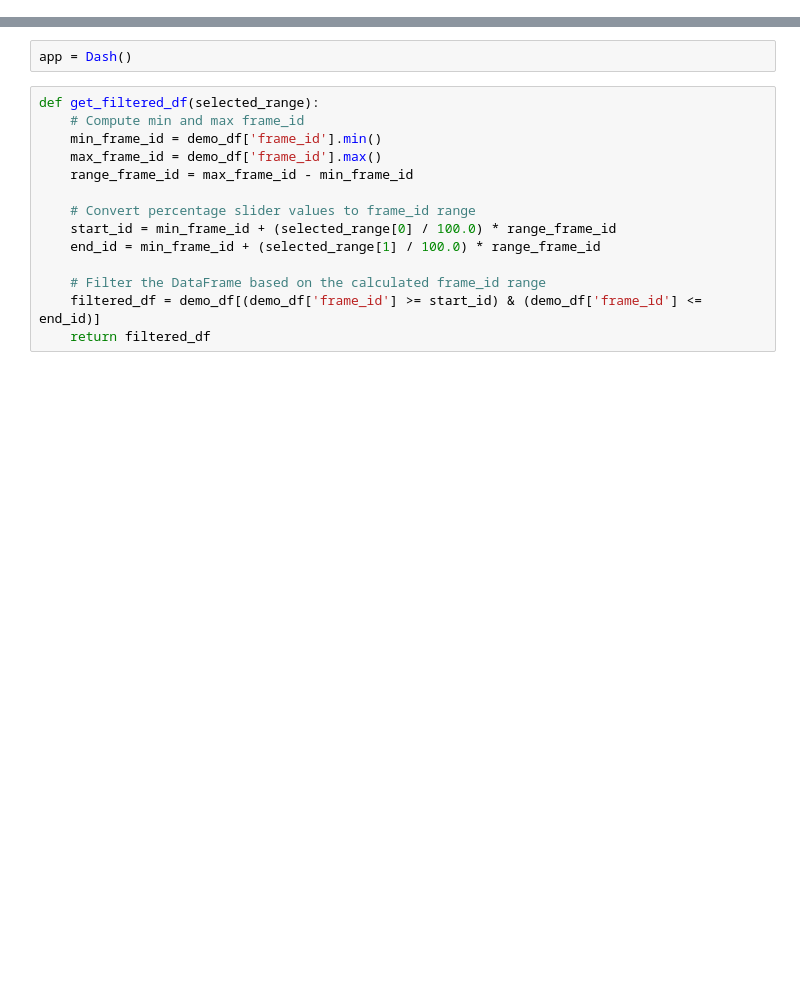
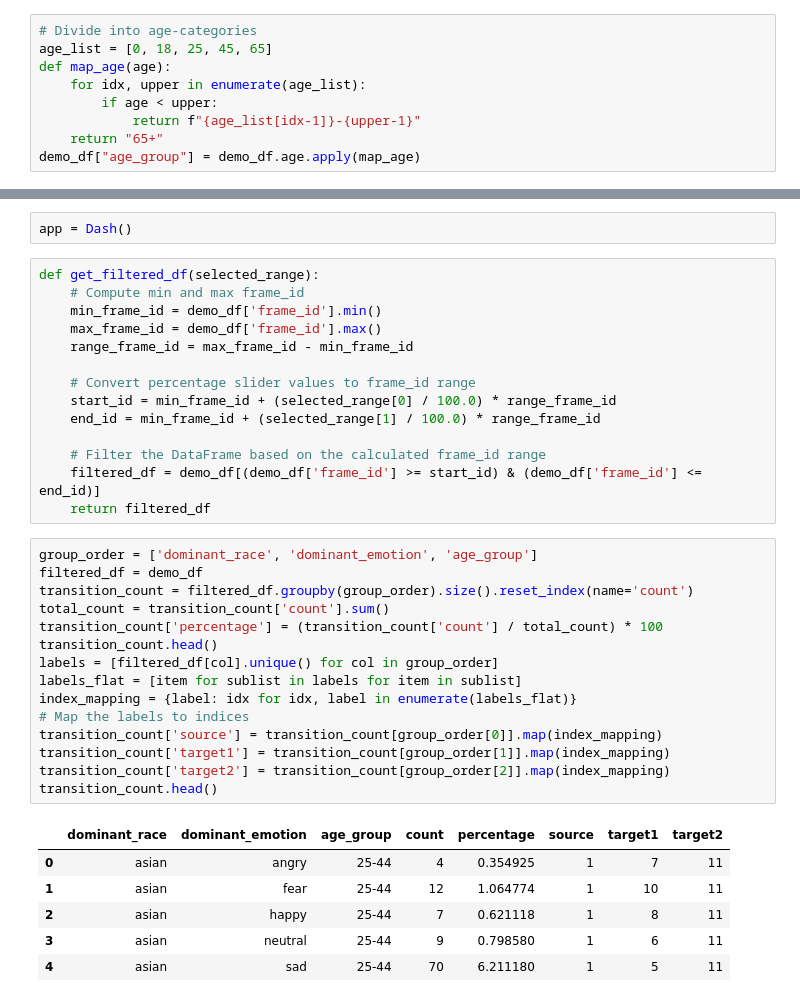
Before and after one commit to debadyuti0510/Video-Diversity-Analysis, a Jupyter notebook: Visualizations.ipynb, the cells around one changed output, grey strips where cells are left out. Drawn from its saved outputs; the diff is of its cells as text; blank space fills up the shorter version.

Commit message:
added sankey for three category transitions, and other age viz

```diff
--- a/Visualizations.ipynb
+++ b/Visualizations.ipynb
@@ -54,3 +32,12 @@ demo_df.head()
 | 2 | {'angry': 3.0267726747068555, 'di... | neutral | {'x': 205, 'y': 115, 'w': 163, 'h... | 1.00 | 31 | {'Woman': 13.677968084812164, 'Ma... | Man | {'asian': 1.998317427933216, 'ind... | ... |
 | 3 | {'angry': 1.7797511020489765e-06,... | neutral | {'x': 344, 'y': 80, 'w': 153, 'h'... | 0.98 | 33 | {'Woman': 93.70995759963989, 'Man... | Woman | {'asian': 0.13043524231761694, 'i... | ... |
 | 4 | {'angry': 17.719951272010803, 'di... | neutral | {'x': 349, 'y': 72, 'w': 153, 'h'... | 0.99 | 33 | {'Woman': 95.17351388931274, 'Man... | Woman | {'asian': 1.2738639488816261, 'in... | ... |
+# %%
+# Divide into age-categories
+age_list = [0, 18, 25, 45, 65]
+def map_age(age):
+    for idx, upper in enumerate(age_list):
+        if age < upper:
+            return f"{age_list[idx-1]}-{upper-1}"
+    return "65+"
+demo_df["age_group"] = demo_df.age.apply(map_age)
@@ -121,6 +117,28 @@ def get_filtered_df(selected_range):
     # Filter the DataFrame based on the calculated frame_id range
     filtered_df = demo_df[(demo_df['frame_id'] >= start_id) & (demo_df['frame_id'] <= end_id)]
     return filtered_df
+# %%
+group_order = ['dominant_race', 'dominant_emotion', 'age_group']
+filtered_df = demo_df
+transition_count = filtered_df.groupby(group_order).size().reset_index(name='count')
+total_count = transition_count['count'].sum()
+transition_count['percentage'] = (transition_count['count'] / total_count) * 100
+transition_count.head()
+labels = [filtered_df[col].unique() for col in group_order]
+labels_flat = [item for sublist in labels for item in sublist]
+index_mapping = {label: idx for idx, label in enumerate(labels_flat)}
+# Map the labels to indices
+transition_count['source'] = transition_count[group_order[0]].map(index_mapping)
+transition_count['target1'] = transition_count[group_order[1]].map(index_mapping)
+transition_count['target2'] = transition_count[group_order[2]].map(index_mapping)
+transition_count.head()
+# %% [output]
+|  | dominant_race | dominant_emotion | age_group | count | percentage | source | target1 | target2 |
+| 0 | asian | angry | 25-44 | 4 | 0.354925 | 1 | 7 | 11 |
+| 1 | asian | fear | 25-44 | 12 | 1.064774 | 1 | 10 | 11 |
+| 2 | asian | happy | 25-44 | 7 | 0.621118 | 1 | 8 | 11 |
+| 3 | asian | neutral | 25-44 | 9 | 0.798580 | 1 | 6 | 11 |
+| 4 | asian | sad | 25-44 | 70 | 6.211180 | 1 | 5 | 11 |
 # %%
 # Callback to update the sankey diagram based on the slider
 @app.callback(
```
Also changed, not shown: parts of 8 cells of this notebook.
